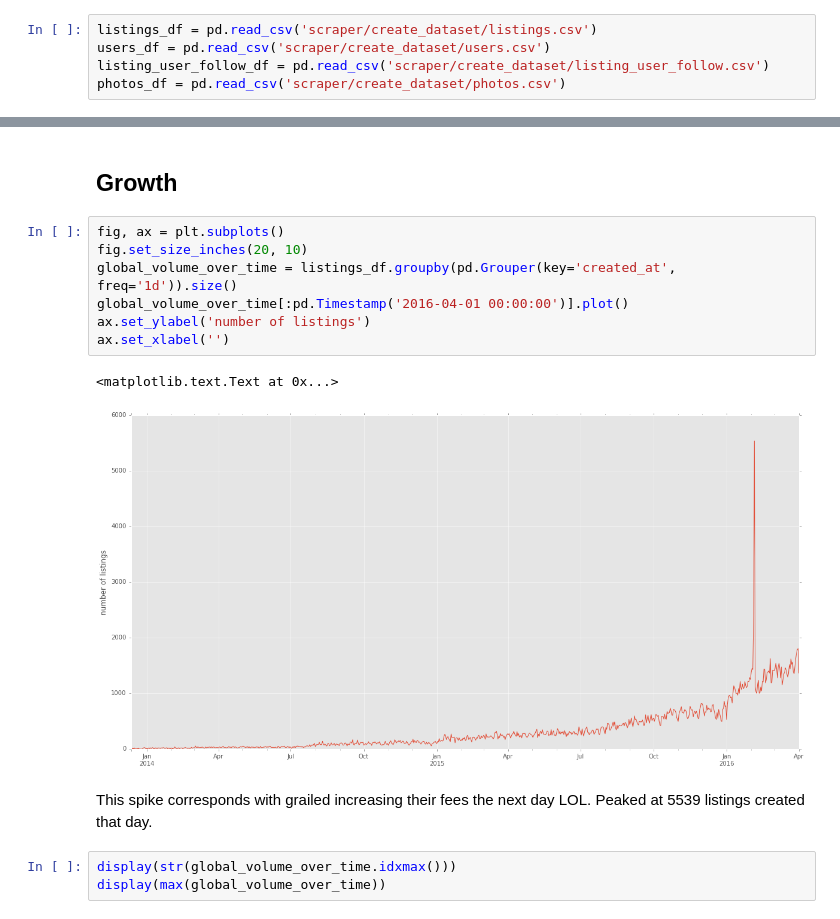
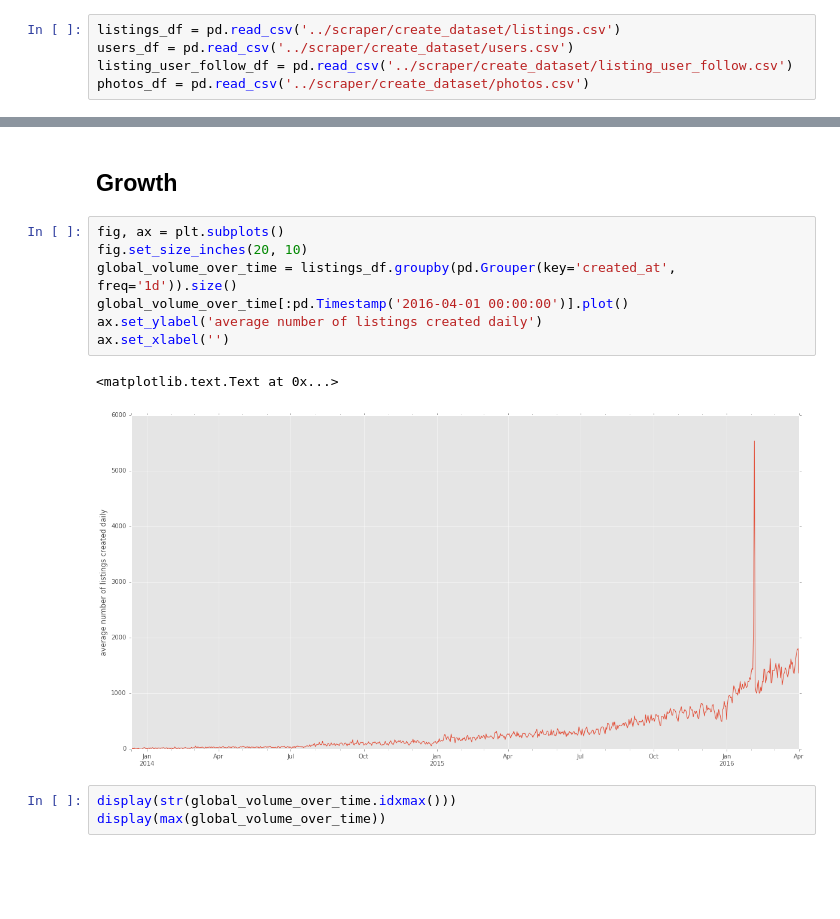
Before and after one commit to kennzoid/grailed-analysis, a Jupyter notebook: notebooks/site_analysis.ipynb, the cells around one changed output, grey strips where cells are left out. Cells and saved outputs as stored; diff of their text form; blank space fills up the shorter version.

```diff
--- a/notebooks/site_analysis.ipynb
+++ b/notebooks/site_analysis.ipynb
@@ -18,10 +18,10 @@ from IPython.display import display, Image, HTML
 
 plt.style.use('ggplot')
 # %%
-listings_df = pd.read_csv('scraper/create_dataset/listings.csv')
-users_df = pd.read_csv('scraper/create_dataset/users.csv')
-listing_user_follow_df = pd.read_csv('scraper/create_dataset/listing_user_follow.csv')
-photos_df = pd.read_csv('scraper/create_dataset/photos.csv')
+listings_df = pd.read_csv('../scraper/create_dataset/listings.csv')
+users_df = pd.read_csv('../scraper/create_dataset/users.csv')
+listing_user_follow_df = pd.read_csv('../scraper/create_dataset/listing_user_follow.csv')
+photos_df = pd.read_csv('../scraper/create_dataset/photos.csv')
 # %%
 listings_df.index = listings_df['id']
 listings_df['created_at'] = pd.DatetimeIndex(pd.to_datetime(listings_df['created_at'] , format='%Y-%m-%d %H:%M:%S.%f'))
@@ -56,15 +61,13 @@ Number of photos: 1377154
 # %%
 fig, ax = plt.subplots()
 fig.set_size_inches(20, 10)
 global_volume_over_time = listings_df.groupby(pd.Grouper(key='created_at', freq='1d')).size()
 global_volume_over_time[:pd.Timestamp('2016-04-01 00:00:00')].plot()
-ax.set_ylabel('number of listings')
+ax.set_ylabel('average number of listings created daily')
 ax.set_xlabel('')
 # %% [output]
 <matplotlib.text.Text at 0x...>
-[figure, old version]
+[figure, new version]
-# %% [markdown]
-This spike corresponds with grailed increasing their fees the next day LOL. Peaked at 5539 listings created that day.
 # %%
 display(str(global_volume_over_time.idxmax()))
 display(max(global_volume_over_time))
```
Also changed, not shown: parts of 57 cells of this notebook, 1 other file.
